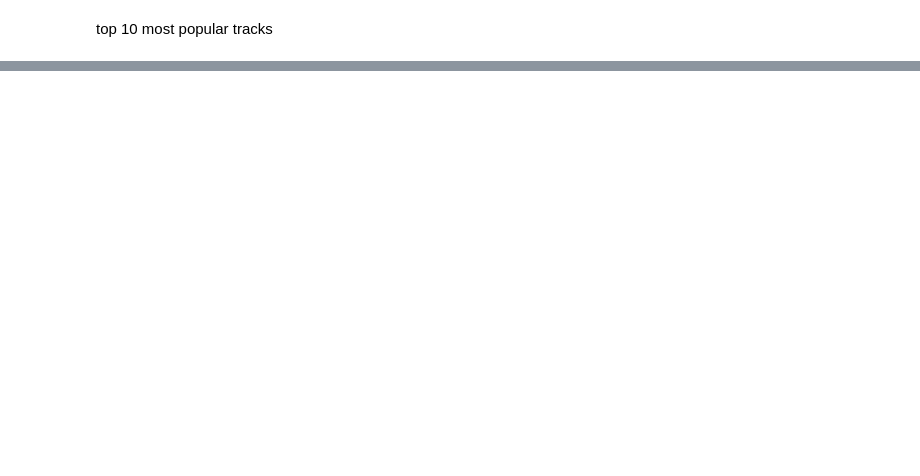
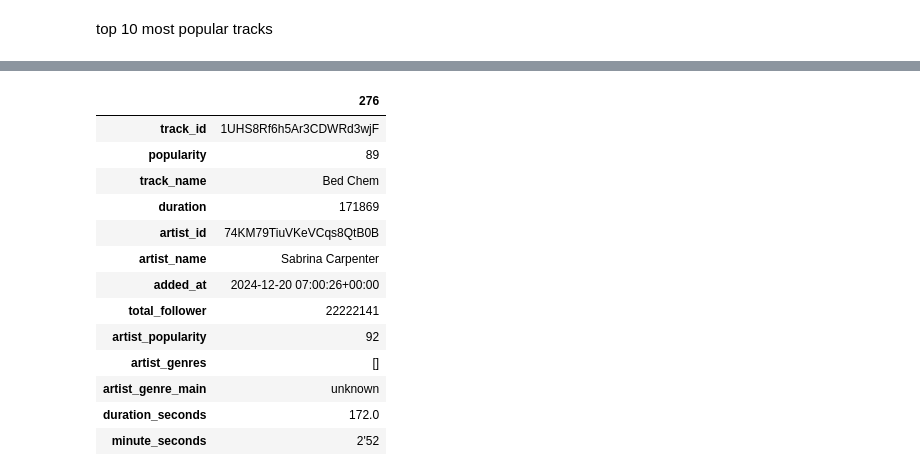
Before and after one commit to fabmav/Spotify_Radar_Playlist, a Jupyter notebook: weekly_data_analysis.ipynb, the cells around one changed output, grey strips where cells are left out. Saved outputs shown, nothing was run; the diff lists cells and outputs as text; code cells hidden in the pictures; blank space fills up the shorter version.

```diff
--- a/weekly_data_analysis.ipynb
+++ b/weekly_data_analysis.ipynb
@@ -128,0 +146,18 @@ df_new.head()
+# %%
+df_sabrina = df_spotify[df_spotify["artist_name"]=="Sabrina Carpenter"]
+df_sabrina.T
+# %% [output]
+|  | 276 |
+| track_id | 1UHS8Rf6h5Ar3CDWRd3wjF |
+| popularity | 89 |
+| track_name | Bed Chem |
+| duration | 171869 |
+| artist_id | 74KM79TiuVKeVCqs8QtB0B |
+| artist_name | Sabrina Carpenter |
+| added_at | 2024-12-20 07:00:26+00:00 |
+| total_follower | 22222141 |
+| artist_popularity | 92 |
+| artist_genres | [] |
+| artist_genre_main | unknown |
+| duration_seconds | 172.0 |
+| minute_seconds | 2'52 |
```
Also changed, not shown: parts of 10 cells of this notebook, 12 other files.
